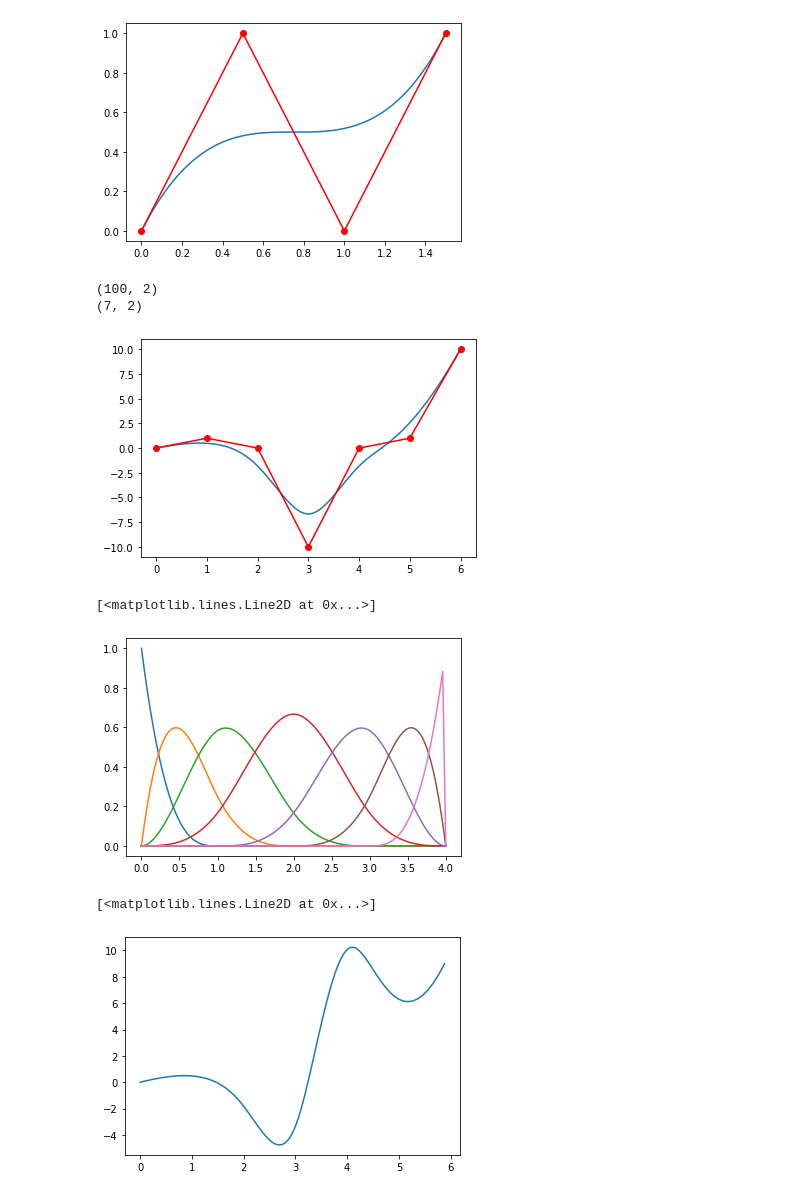
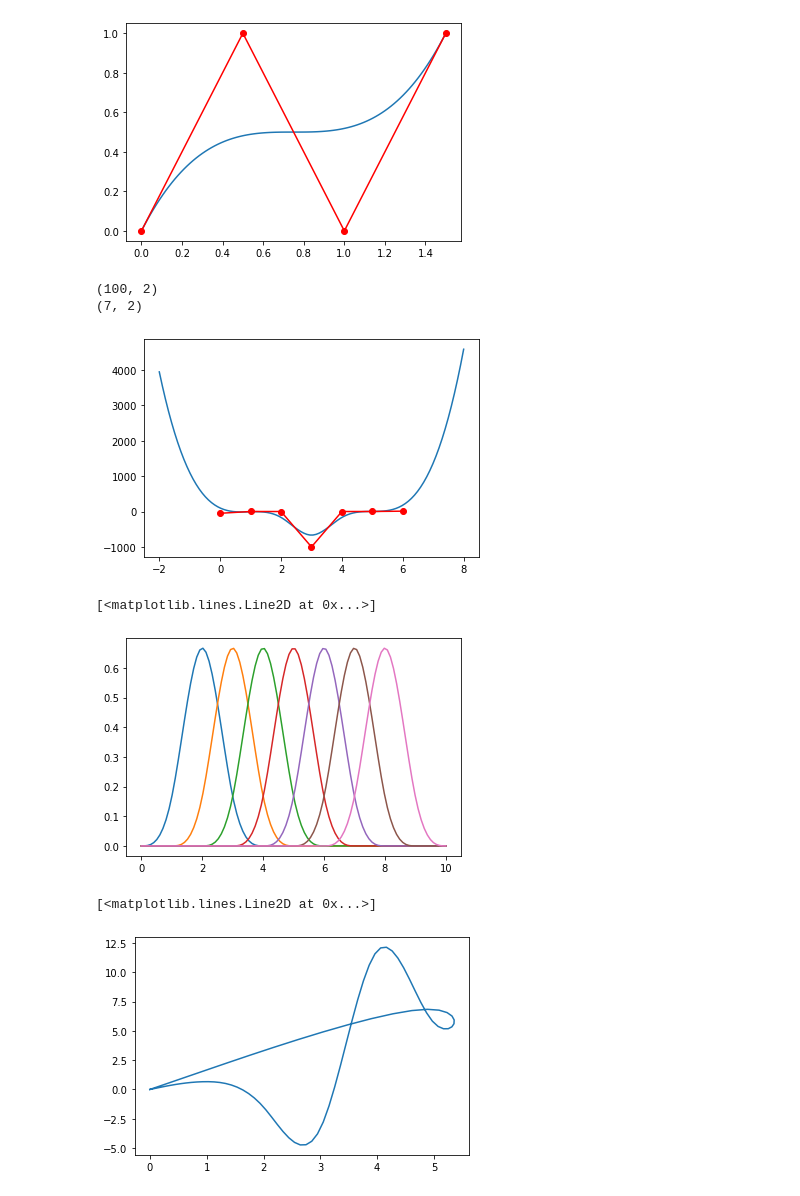
Before and after one commit to mgomezandreu/sandbox, a Jupyter notebook: spline_trajectory_optimization/traj_optim.ipynb, the cells around one changed output. Saved outputs shown, nothing was run; the diff lists cells and outputs as text; code cells hidden in the pictures.

```diff
--- a/spline_trajectory_optimization/traj_optim.ipynb
+++ b/spline_trajectory_optimization/traj_optim.ipynb
@@ -34,11 +34,11 @@ plt.show()
 # %%
 # Create a B-spline of Degree 3
 k = 3
-t = [0, 0,0, 0, 1, 2, 3, 4, 4 , 4, 4]
-c = [[0,0],
+t = [0, 1, 2, 3, 4, 5, 6, 7, 8,9,10]
+c = [[0,-50],
         [1,1],
         [2,0],
-        [3,-10],
+        [3,-1000],
         [4,0],
         [5,1],
         [6,10]
@@ -46,7 +46,8 @@ c = [[0,0],
 spl = BSpline(t, c, k)
 
 # Evaluate the B-spline
-x = np.linspace(0, 4, 100)
+
+x = np.linspace(0, 10, 100)
 y = spl(x)
 
 print(y.shape)
@@ -65,7 +66,7 @@ plt.show()
 # %% [output]
 (100, 2)
 (7, 2)
-[figure, old version]
+[figure, new version]
 # %%
 # Define B-spline basis functions
 def bspline_basis(t, i, k, knots):
@@ -73,32 +74,39 @@ def bspline_basis(t, i, k, knots):
         return 1.0 if knots[i] <= t < knots[i+1] else 0.0
     else:
         denom1 = knots[i+k] - knots[i]
-        term1 = 0.0 if denom1 == 0.0 else (t - knots[i]) / denom1 * bspline_basis(t, i, k-1, knots)
+        if denom1 == 0.0:
+            term1 = 0.0
+        else:
+            term1 = 0.0 if denom1 == 0.0 else (t - knots[i]) / denom1 * bspline_basis(t, i, k-1, knots)
         denom2 = knots[i+k+1] - knots[i+1]
-        term2 = 0.0 if denom2 == 0.0 else (knots[i+k+1] - t) / denom2 * bspline_basis(t, i+1, k-1, knots)
+        if denom2 == 0.0:
+            term2 = 0.0
+        else:
+            term2 = 0.0 if denom2 == 0.0 else (knots[i+k+1] - t) / denom2 * bspline_basis(t, i+1, k-1, knots)
         return term1 + term2
 # %%
-t = np.linspace(0, 4, 100)
-knots = [0, 0, 0, 0, 1, 2, 3, 4, 4, 4, 4]
-basis0 = np.array([bspline_basis(t_, 0, 3, knots) for t_ in t])
-basis1 = np.array([bspline_basis(t_, 1, 3, knots) for t_ in t])
-basis2 = np.array([bspline_basis(t_, 2, 3, knots) for t_ in t])
-basis3 = np.array([bspline_basis(t_, 3, 3, knots) for t_ in t])
-basis4 = np.array([bspline_basis(t_, 4, 3, knots) for t_ in t])
-basis5 = np.array([bspline_basis(t_, 5, 3, knots) for t_ in t])
-basis6 = np.array([bspline_basis(t_, 6, 3, knots) for t_ in t])
+t = np.linspace(0, 10, 100)
+knots = [0, 1, 2, 3, 4, 5, 6, 7, 8, 9, 10]
+basis0 = np.array([bspline_basis(t_, 0, 3, knots) for t_ in t]).reshape(100)
+basis1 = np.array([bspline_basis(t_, 1, 3, knots) for t_ in t]).reshape(100)
+basis2 = np.array([bspline_basis(t_, 2, 3, knots) for t_ in t]).reshape(100)
+basis3 = np.array([bspline_basis(t_, 3, 3, knots) for t_ in t]).reshape(100)
+basis4 = np.array([bspline_basis(t_, 4, 3, knots) for t_ in t]).reshape(100)
+basis5 = np.array([bspline_basis(t_, 5, 3, knots) for t_ in t]).reshape(100)
+basis6 = np.array([bspline_basis(t_, 6, 3, knots) for t_ in t]).reshape(100)
+
 
 
 plt.plot(t, basis0, label="Basis 0")
 plt.plot(t, basis1, label="Basis 1")
 plt.plot(t, basis2, label="Basis 2")
 plt.plot(t, basis3, label="Basis 3")
 plt.plot(t, basis4, label="Basis 4")
 plt.plot(t, basis5, label="Basis 5")
 plt.plot(t, basis6, label="Basis 6")
 # %% [output]
 [<matplotlib.lines.Line2D at 0x...>]
-[figure, old version]
+[figure, new version]
 # %%
 # casssssssssssslculate the B-spline curve
 curve = np.zeros((len(t), 2))
@@ -119,7 +127,7 @@ for j, t_ in enumerate(t):
 plt.plot(curve[:-1,0], curve[:-1,1], label="B-spline curve")
 # %% [output]
 [<matplotlib.lines.Line2D at 0x...>]
-[figure, old version]
+[figure, new version]
 # %%
 #B-spline basis function as casssssadi symbolic expression
 
```
Also changed, not shown: parts of 8 cells of this notebook.
